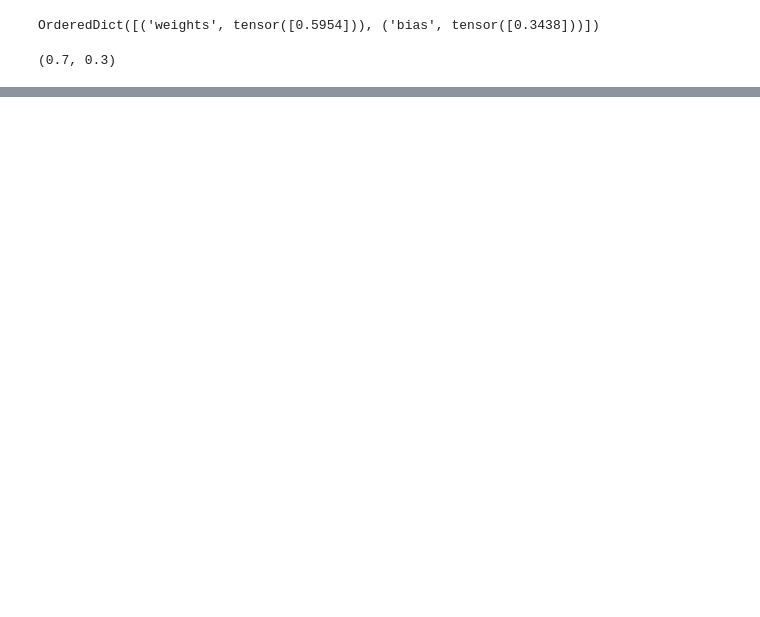
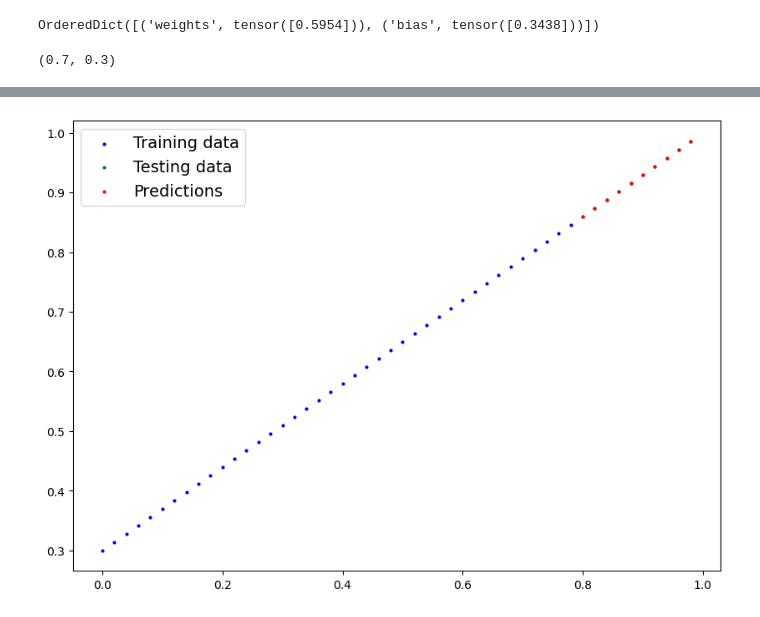
Before and after one commit to miller00315/ia_studies, a Jupyter notebook: py_torch_workflow.ipynb, the cells around one changed output, grey strips where cells are left out. Cells and saved outputs as stored; diff of their text form; code cells hidden in the pictures; blank space fills up the shorter version.

```diff
--- a/py_torch_workflow.ipynb
+++ b/py_torch_workflow.ipynb
@@ -277,0 +355,5 @@ plot_prediction(predictions=y_preds)
+# %%
+# Split data
+train_split = int(0.8 * len(X))
+X_train, y_train = X[:train_split], y[:train_split]
+X_test, y_test = X[train_split:], y[train_split:]
@@ -277,0 +413,6 @@ plot_prediction(predictions=y_preds)
+# %%
+# Put data on the target device
+X_train = X_train.to(device)
+y_train = y_train.to(device)
+X_test = X_test.to(device)
+y_test = y_test.to(device)
@@ -277,0 +496,13 @@ plot_prediction(predictions=y_preds)
+# %%
+from pathlib import Path
+
+# 1. Create a directory to save model
+MODEL_PATH = Path("models")
+MODEL_PATH.mkdir(parents=True, exist_ok=True)
+
+# 2. Create a model save
+MODEL_NAME = "pytorhc_model_1.pth"
+MODEL_SAVE_PATH = MODEL_PATH / MODEL_NAME
+
+# 3. Save the model state dict
+torch.save(obj=model_1.state_dict(), f=MODEL_SAVE_PATH)
@@ -277,0 +516,9 @@ plot_prediction(predictions=y_preds)
+# %%
+X_test = X_test.to("cpu")
+y_test = y_test.to("cpu")
+
+model_1_lloaded_preds = model_1_loaded(X_test)
+
+plot_prediction(predictions=model_1_lloaded_preds.cpu().detach())
+# %% [output]
+[figure, added]
```
Also changed, not shown: parts of 27 cells of this notebook.
